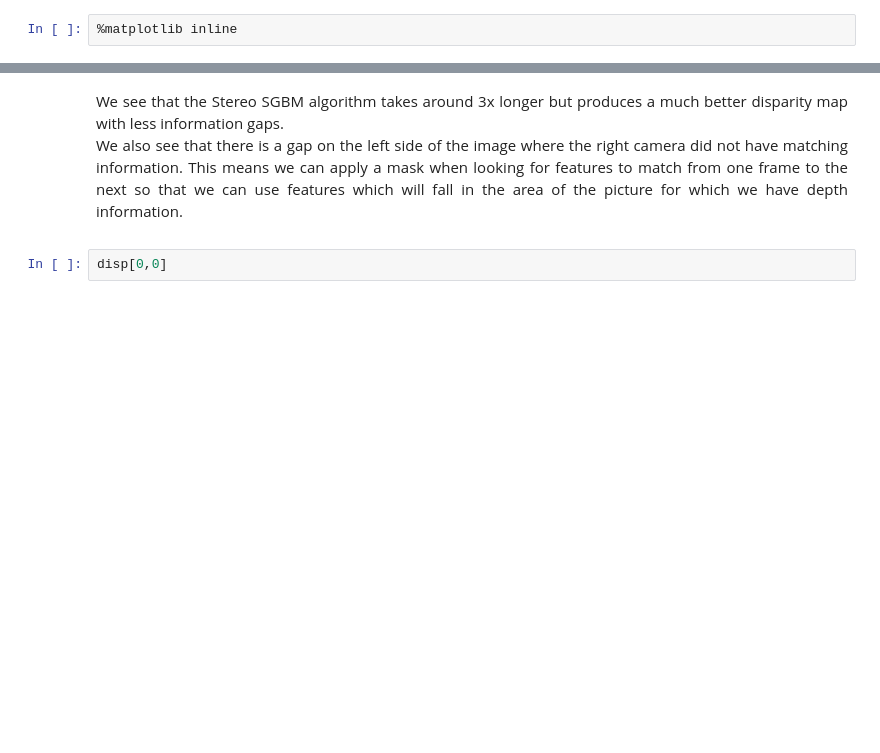
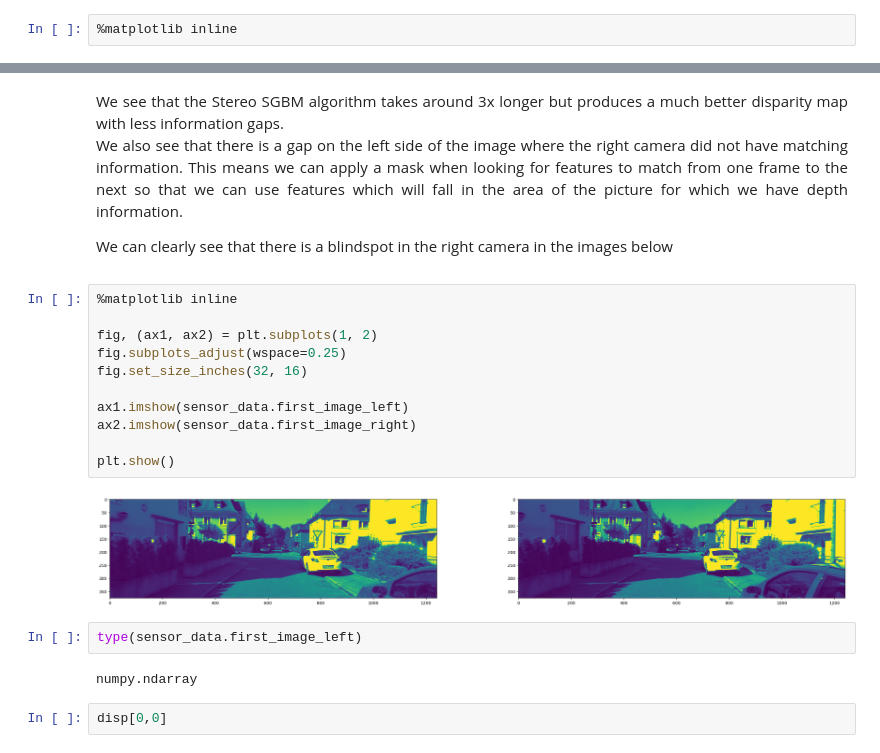
Before and after one commit to Ayushman-Choudhuri/Stereo_Visual_Odometry, a Jupyter notebook: Stereo Visual Odometry.ipynb, the cells around one changed output, grey strips where cells are left out. Cells and saved outputs as stored; diff of their text form; blank space fills up the shorter version.

```diff
--- a/Stereo Visual Odometry.ipynb
+++ b/Stereo Visual Odometry.ipynb
@@ -446,7 +446,26 @@ Time to compute disparity map using StereoSGBM: 0:00:00.075461
 We see that the Stereo SGBM algorithm takes around 3x longer but produces a much better disparity map with less information gaps.
 
 We also see that there is a gap on the left side of the image where the right camera did not have matching information. This means we can apply a mask when looking for features to match from one frame to the next so that we can use features which will fall in the area of the picture for which we have depth information.
+
+We can clearly see that there is a blindspot in the right camera in the images below
 </div>
+# %%
+%matplotlib inline
+
+fig, (ax1, ax2) = plt.subplots(1, 2)
+fig.subplots_adjust(wspace=0.25)
+fig.set_size_inches(32, 16)
+
+ax1.imshow(sensor_data.first_image_left)
+ax2.imshow(sensor_data.first_image_right)
+
+plt.show()
+# %% [output]
+[figure, added]
+# %%
+type(sensor_data.first_image_left)
+# %% [output]
+numpy.ndarray
 # %%
 disp[0,0]
 # %% [output]
```
Also changed, not shown: parts of 14 cells of this notebook.
